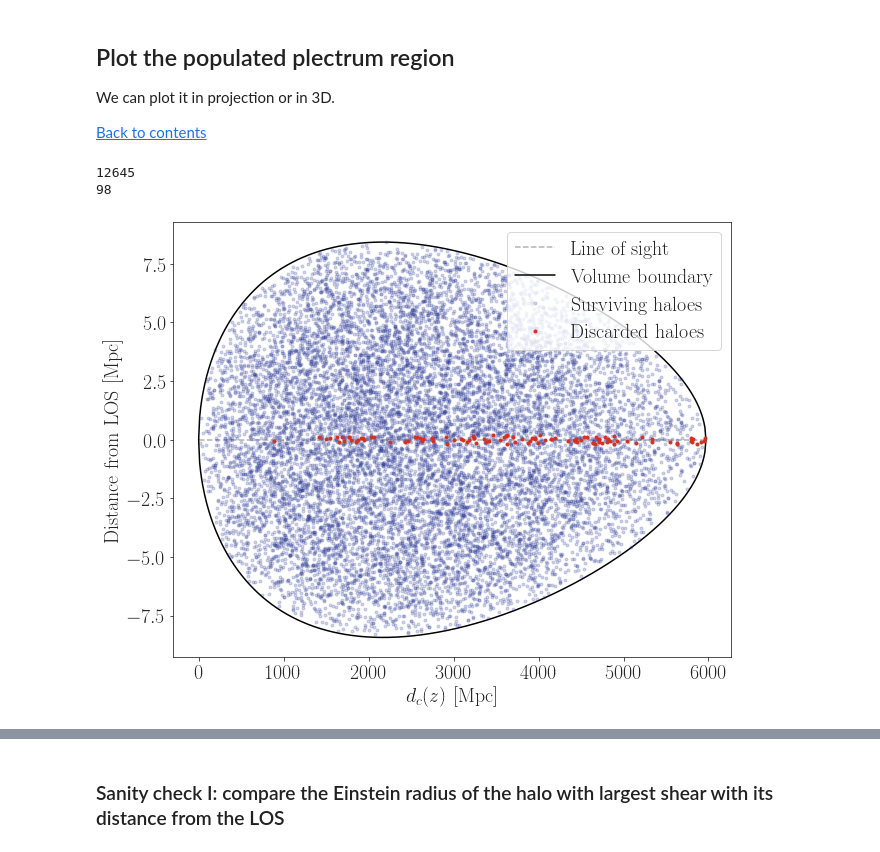
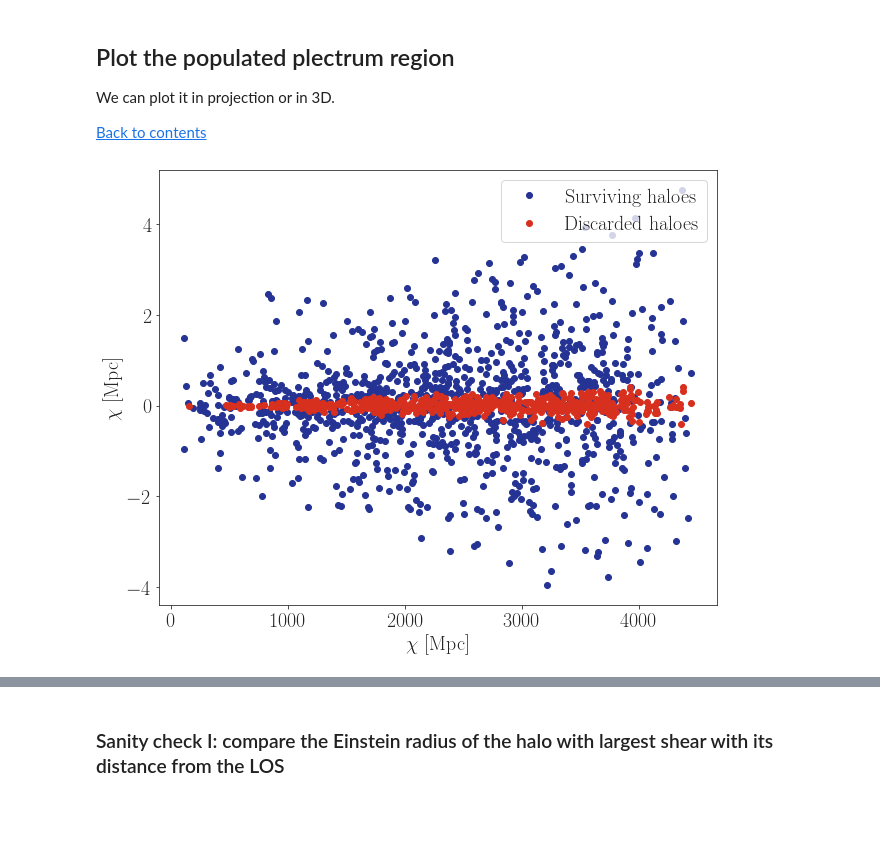
Before and after one commit to nataliehogg/los_proof_of_concept, a Jupyter notebook: distributed_haloes_generation.ipynb, the cells around one changed output, grey strips where cells are left out. Cells and saved outputs as stored; diff of their text form; code cells hidden in the pictures; blank space fills up the shorter version.

```diff
--- a/distributed_haloes_generation.ipynb
+++ b/distributed_haloes_generation.ipynb
@@ -454,7 +473,7 @@ gamma2_thetaE_x = []
 gamma1_thetaE_y = []
 gamma2_thetaE_y = []
 
-for i in tqdm(range(halo_number)):
+for i in tqdm(range(shaped_halo_number)):
     gamma_thetaE_x = single_halo_lens_model.gamma(x = theta_E, y = 0.0, kwargs = [kwargs_nfw[i]])
     gamma1_thetaE_x.append(float(gamma_thetaE_x[0]))
     gamma2_thetaE_x.append(float(gamma_thetaE_x[1]))
@@ -528,7 +547,7 @@ def shear_gradient(g1_Ex, g2_Ex, g1_Ey, g2_Ey, g1, g2):
 # %%
 Del = []
 
-for i in tqdm(range(halo_number)):
+for i in tqdm(range(shaped_halo_number)):
     Del.append(shear_gradient(gamma1_thetaE_x[i],
                               gamma2_thetaE_x[i],
                               gamma1_thetaE_y[i],
@@ -536,7 +555,7 @@ for i in tqdm(range(halo_number)):
                               gamma1[i],
                               gamma2[i]))
 
-haloes_dataframe['Del'] = Del
+shaped_haloes_dataframe['Del'] = Del
 # %%
 %matplotlib inline
 bins = [1e-3, 1e-2, 1e-1, 0.1e0, 0.2e0, 0.3e0, 0.4e0, 0.5e0, 0.6e0, 0.7e0, 0.8e0, 0.9e0, 1e0, 1e1]
@@ -570,14 +589,14 @@ There are 988 haloes out of 1265493 with a Del greater than 0.1 (0.08%).
 ### Update the halo population
 # %%
 # split the halo dataframe into good and bad
-discarded_haloes_dataframe = haloes_dataframe.loc[(haloes_dataframe['kappa'] > maximum_convergence) | (haloes_dataframe['Del'] > maximum_Del)]
-surviving_haloes_dataframe = haloes_dataframe.loc[(haloes_dataframe['kappa'] <= maximum_convergence) & (haloes_dataframe['Del'] <= maximum_Del)]
+discarded_haloes_dataframe = shaped_haloes_dataframe.loc[(shaped_haloes_dataframe['kappa'] > maximum_convergence) | (shaped_haloes_dataframe['Del'] > maximum_Del)]
+surviving_haloes_dataframe = shaped_haloes_dataframe.loc[(shaped_haloes_dataframe['kappa'] <= maximum_convergence) & (shaped_haloes_dataframe['Del'] <= maximum_Del)]
 
 discarded_halo_number = len(discarded_haloes_dataframe)
 surviving_halo_number = len(surviving_haloes_dataframe)
 
 # check the split is correct
-assert discarded_halo_number + surviving_halo_number == halo_number
+assert discarded_halo_number + surviving_halo_number == shaped_halo_number
 # %% [markdown]
 ## Plot the populated plectrum region<a name="plot"></a>
 We can plot it in projection or in 3D.
@@ -588,15 +607,8 @@ We can plot it in projection or in 3D.
 # so we can choose a percentage of the haloes to plot as an example
 # and change the marker style depending on the number of points that will be plotted
 
-# if surviving_halo_number >= 100000:
-#     plot_percent = 2
-# elif 10000 <= surviving_halo_number <= 100000:
-#     plot_percent = 50
-# else:
-#     plot_percent = 100
-
-plot_percent = 1
-cut_percent = 10
+plot_percent = 10
+cut_percent = 100
 
 cut = int((surviving_halo_number/100)*plot_percent)
 cut_discarded = int((discarded_halo_number/100)*cut_percent)
@@ -609,47 +621,35 @@ else:
     marker = 'o'
     alpha = 1.0
     size=(10,10)
-# %%
-print(cut)
-print(cut_discarded)
-# %% [output]
-12645
-98
 # %%
 %matplotlib inline
 
 plt.figure(figsize = (10, 8))
 
-# plt.title('Plot shows {}\% of each population'.format(plot_percent))
+sur_co = surviving_haloes_dataframe['y_phys']*(surviving_haloes_dataframe['z']+1)
+dis_co = discarded_haloes_dataframe['y_phys']*(discarded_haloes_dataframe['z']+1)
 
-plt.plot(d, np.zeros(len(d)), ls = '--', color = 'k', alpha = 0.3, label='Line-of-sight')
-plt.plot(d, radius, color = 'black', label = 'Volume boundary')
-plt.plot(d, 0.0 - radius, color = 'black')
-
-# plt.annotate(text='', xy=(3000, 0), xytext=(3000, 4.98), arrowprops={"arrowstyle":"<-", "color":"black"})
-# plt.annotate(text = 'R(z)', xy=(3100, 2.0), xytext= (3100, 2.0), fontsize=18)
-
-plt.plot(surviving_haloes_dataframe['d'][:cut], surviving_haloes_dataframe['y_phys'][:cut],
+plt.plot(surviving_haloes_dataframe['d'][:cut], sur_co[:cut],
          color = cool[2], ls = ' ', marker = marker, alpha = alpha,
          label = 'Surviving haloes', rasterized=True)
 
-plt.plot(discarded_haloes_dataframe['d'][:cut_discarded], discarded_haloes_dataframe['y_phys'][:cut_discarded],
+plt.plot(discarded_haloes_dataframe['d'][:cut_discarded], dis_co[:cut_discarded],
          color = warm[2], ls = ' ', marker = marker, alpha = 1,
          label = 'Discarded haloes', rasterized=True)
 
 # plt.xlim(z_observer, z_source)
 # plt.ylim(-0.5, 0.5)
 plt.xticks(fontsize=20)
 plt.yticks(fontsize=20)
-plt.xlabel('$d_c(z)$ [Mpc]', fontsize=20)
-plt.ylabel('Distance from LOS [Mpc]', fontsize=20)
+plt.xlabel('$\chi$ [Mpc]', fontsize=20)
+plt.ylabel('$\chi$ [Mpc]', fontsize=20)
 plt.legend(loc = 'upper right', fontsize=20)
 
-plt.savefig(outpath + job_name + '_region_rasterised.pdf', dpi=300, bbox_inches='tight', transparent=True)
+plt.savefig(outpath + job_name + '_region_rasterised_comoving.pdf', dpi=300, bbox_inches='tight', transparent=True)
 
 plt.show()
 # %% [output]
-[figure, old version]
+[figure, new version]
 # %%
 %matplotlib notebook
 fig = plt.figure(figsize=(12,12))
```
Also changed, not shown: parts of 43 cells of this notebook, 2 other files.
